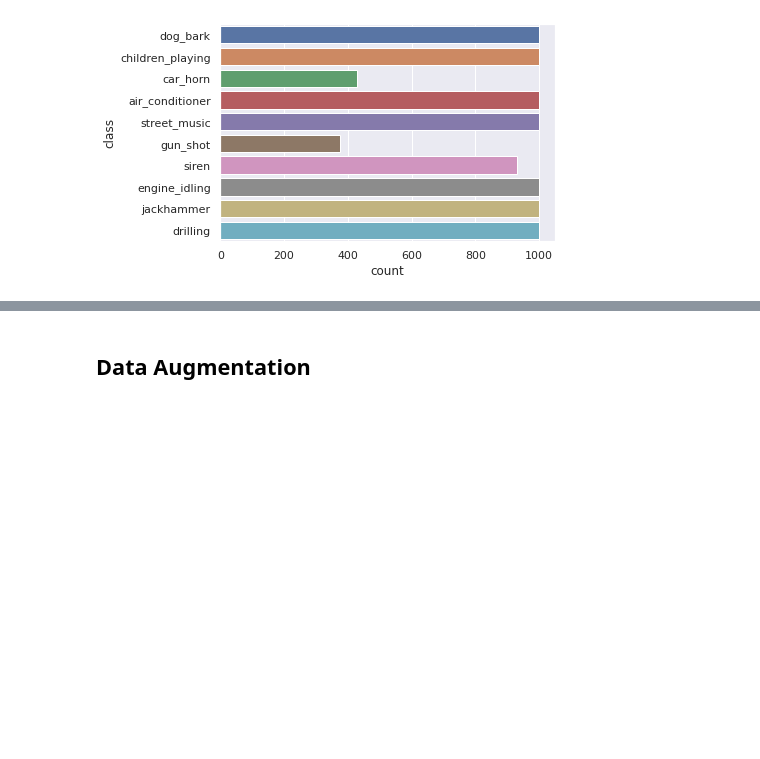
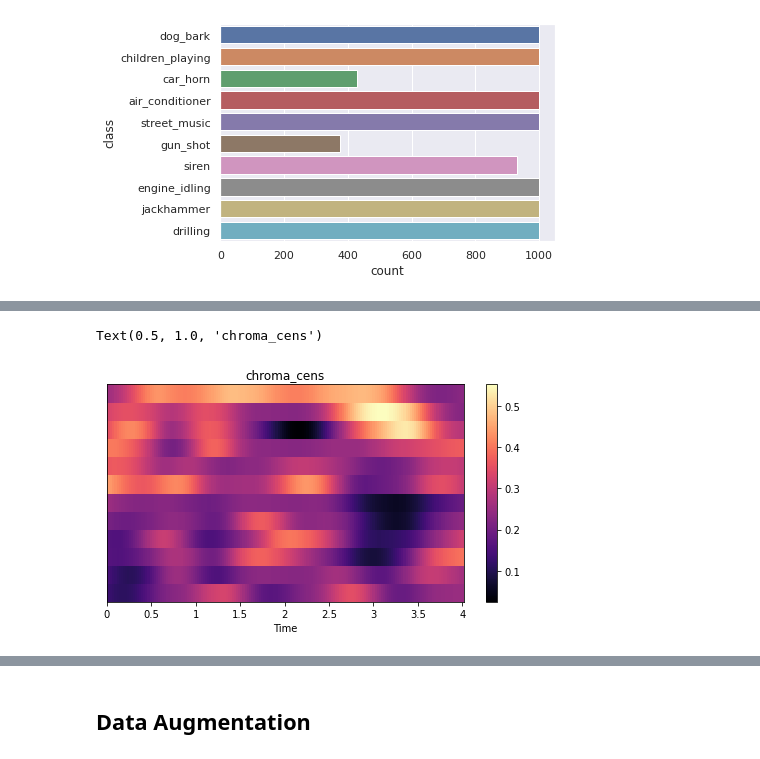
Before and after one commit to rijinbaby/Urban-Sound-Classification, a Jupyter notebook: Data_Preprocessing.ipynb, the cells around one changed output, grey strips where cells are left out. Drawn from its saved outputs; the diff is of its cells as text; code cells hidden in the pictures; blank space fills up the shorter version.

```diff
--- a/Data_Preprocessing.ipynb
+++ b/Data_Preprocessing.ipynb
@@ -113,0 +151,8 @@ ax = sns.countplot(y="class", data=US)
+# %%
+plt.figure(figsize=(8,4))
+librosa.display.specshow(chroma_cens, x_axis='time')
+plt.colorbar()
+plt.title('chroma_cens')
+# %% [output]
+Text(0.5, 1.0, 'chroma_cens')
+[figure, added]
```
Also changed, not shown: parts of 7 cells of this notebook.
